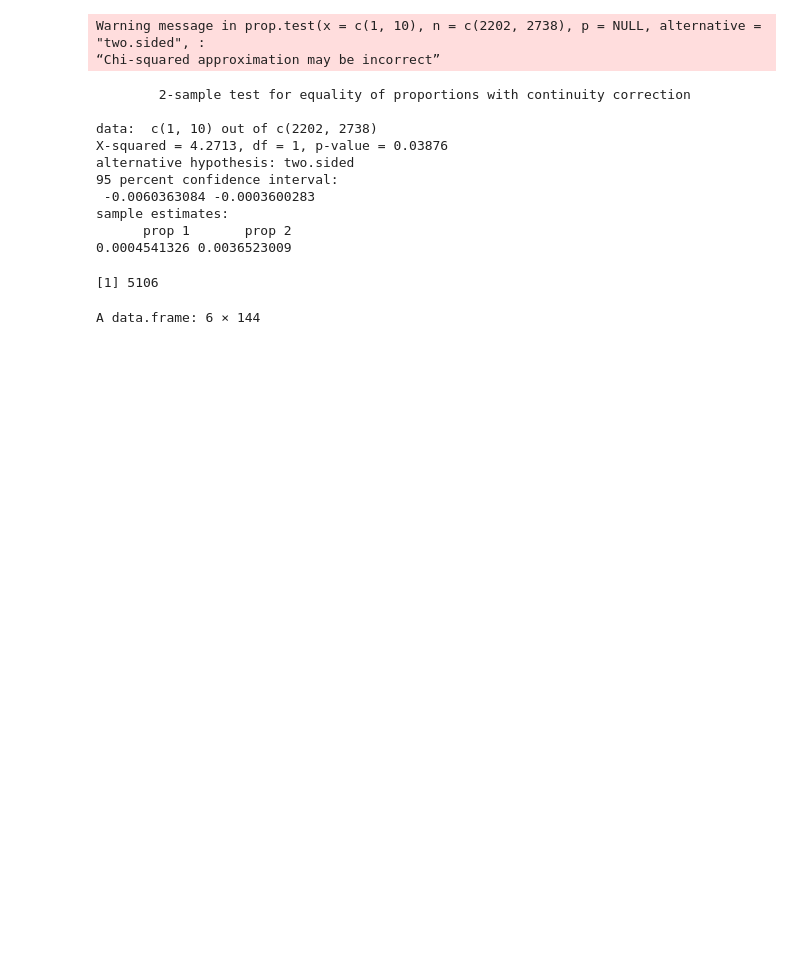
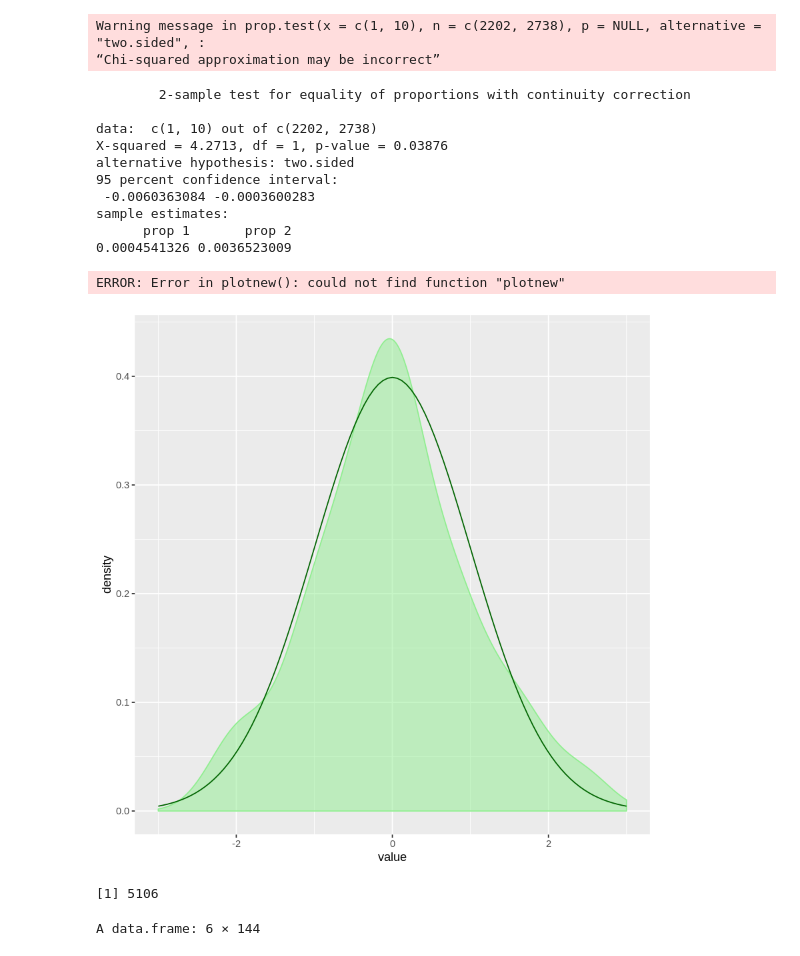
Before and after one commit to arianazukergood/Project, a Jupyter notebook: Analysis.ipynb, the cells around one changed output. Saved outputs shown, nothing was run; the diff lists cells and outputs as text; code cells hidden in the pictures; blank space fills up the shorter version.

Commit message:
data visualization

```diff
--- a/Analysis.ipynb
+++ b/Analysis.ipynb
@@ -145,3 +143,33 @@ sample estimates:
+# %%
+##Data Visualization of 2 - sample proportions test
+
+#Distribution_of_Trials<-rnorm(100000,mean=0, sd=0.98)
+#hist(Distribution_of_Trials,breaks=150,xlim=c(-3,3),freq=FALSE)
+#abline(v=10, lwd=5)
+#abline(v=c(4,6,8,12,14,16), lwd=3,lty=3)
+
+
+library(dplyr)
+library(ggplot2)
+
+set.seed(100)
+
+plot(rnorm(100, mean=0, sd=1) %>%
+  as_tibble() %>%
+  ggplot(aes(value)) +
+  geom_density(stat = "density", fill = "light green",
+               colour = "light green",
+               alpha = 0.5) +
+  stat_function(fun = function(x) {dnorm(x, 0, 1)}, color = "dark green") +
+  lims(x = c(-3, 3)))
+plotnew()
+abline(v=-2, col = "dark green")
+#data <- rnorm(100, mean=0, sd=1)
+#hist(data, xlim=range(-3:3), main="Distribution of Trials", xlab="x", freq=FALSE)
+#curve(dnorm(x,mean=mean(data),sd=sd(data)), add=TRUE,col="red")
+# %% [output]
+ERROR: Error in plotnew(): could not find function "plotnew"
+[figure, added]
 # %%
 ##Now we will do analysis on Marijuana Selling, Distrbuting, Dispensing (MSDD)
 #Count total MSDD Cases all Districts
```
Also changed, not shown: parts of 2 cells of this notebook.
